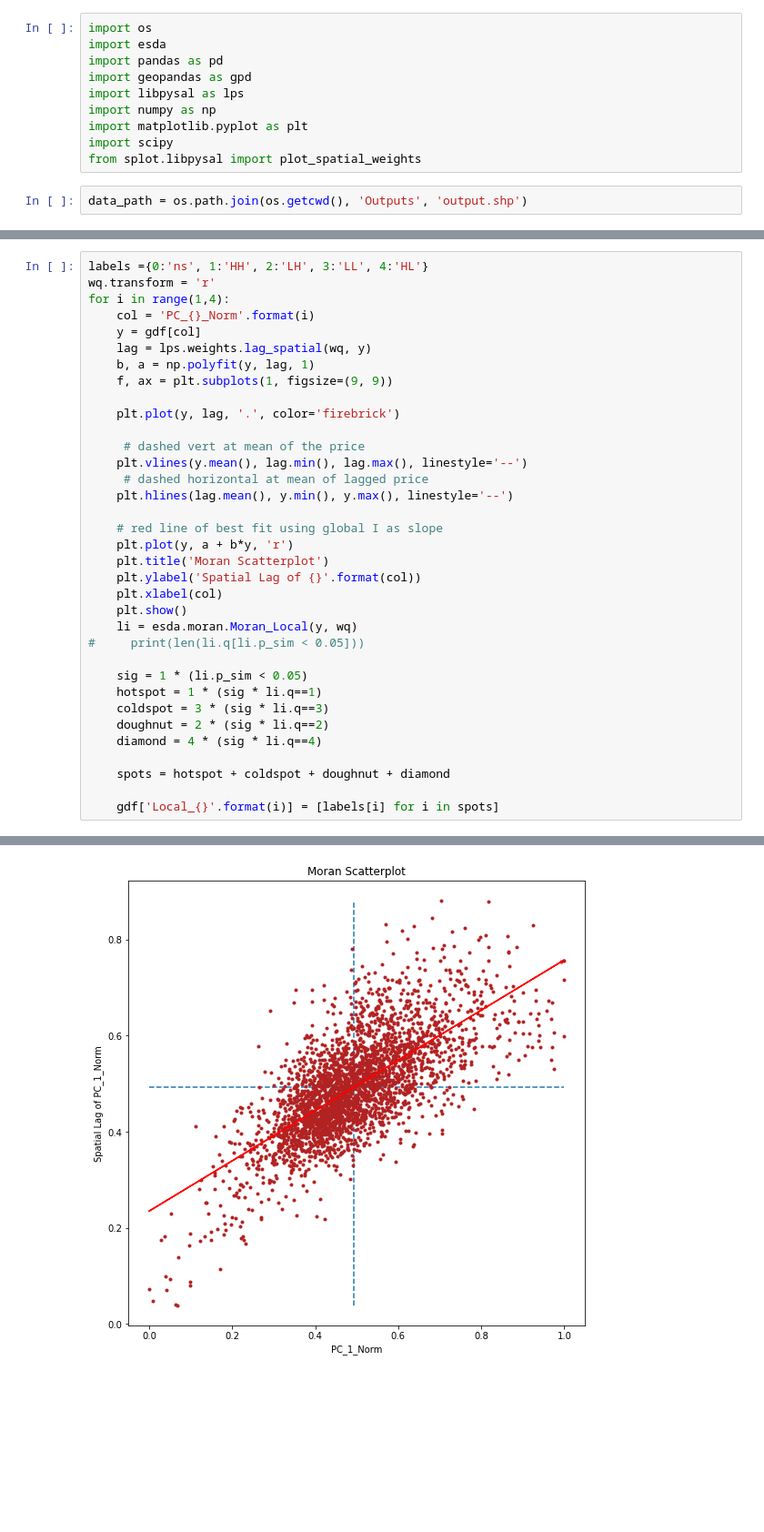
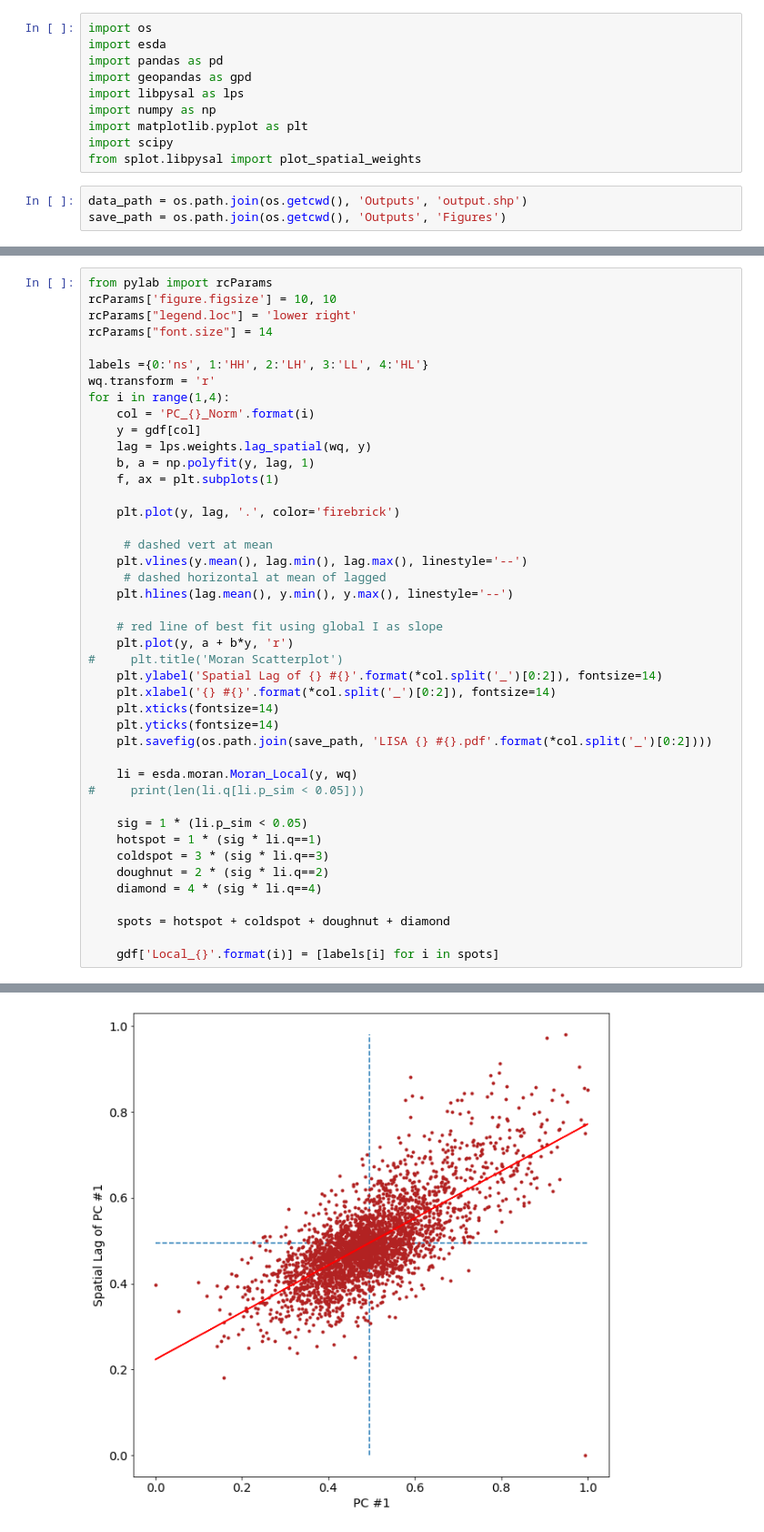
Before and after one commit to GMU-GGS-NSF-ABM-Research/Mobility-Trends, a Jupyter notebook: Spatial Autocorrelation.ipynb, the cells around one changed output, grey strips where cells are left out. Shown at 91% size. Cells and saved outputs as stored; diff of their text form; blank space fills up the shorter version.

```diff
--- a/Spatial Autocorrelation.ipynb
+++ b/Spatial Autocorrelation.ipynb
@@ -10,6 +10,7 @@ import scipy
 from splot.libpysal import plot_spatial_weights
 # %%
 data_path = os.path.join(os.getcwd(), 'Outputs', 'output.shp')
+save_path = os.path.join(os.getcwd(), 'Outputs', 'Figures')
 # %%
 gdf = gpd.read_file(data_path)
 # remove any coutnies that were outliers during PCA
@@ -65,4 +71,9 @@ Prob : 0.001
 # %%
+from pylab import rcParams
+rcParams['figure.figsize'] = 10, 10
+rcParams["legend.loc"] = 'lower right'
+rcParams["font.size"] = 14
+
 labels ={0:'ns', 1:'HH', 2:'LH', 3:'LL', 4:'HL'}
 wq.transform = 'r'
 for i in range(1,4):
@@ -70,21 +81,24 @@ for i in range(1,4):
     y = gdf[col]
     lag = lps.weights.lag_spatial(wq, y)
     b, a = np.polyfit(y, lag, 1)
-    f, ax = plt.subplots(1, figsize=(9, 9))
+    f, ax = plt.subplots(1)
 
     plt.plot(y, lag, '.', color='firebrick')
 
-     # dashed vert at mean of the price
+     # dashed vert at mean
     plt.vlines(y.mean(), lag.min(), lag.max(), linestyle='--')
-     # dashed horizontal at mean of lagged price
+     # dashed horizontal at mean of lagged
     plt.hlines(lag.mean(), y.min(), y.max(), linestyle='--')
 
     # red line of best fit using global I as slope
     plt.plot(y, a + b*y, 'r')
-    plt.title('Moran Scatterplot')
-    plt.ylabel('Spatial Lag of {}'.format(col))
-    plt.xlabel(col)
-    plt.show()
+#     plt.title('Moran Scatterplot')
+    plt.ylabel('Spatial Lag of {} #{}'.format(*col.split('_')[0:2]), fontsize=14)
+    plt.xlabel('{} #{}'.format(*col.split('_')[0:2]), fontsize=14)
+    plt.xticks(fontsize=14)
+    plt.yticks(fontsize=14)
+    plt.savefig(os.path.join(save_path, 'LISA {} #{}.pdf'.format(*col.split('_')[0:2])))
+
     li = esda.moran.Moran_Local(y, wq)
 #     print(len(li.q[li.p_sim < 0.05]))
 
@@ -101 +116 @@ for i in range(1,4):
-[figure, old version]
+[figure, new version]
```
Also changed, not shown: parts of 8 cells of this notebook, 3 other files.
